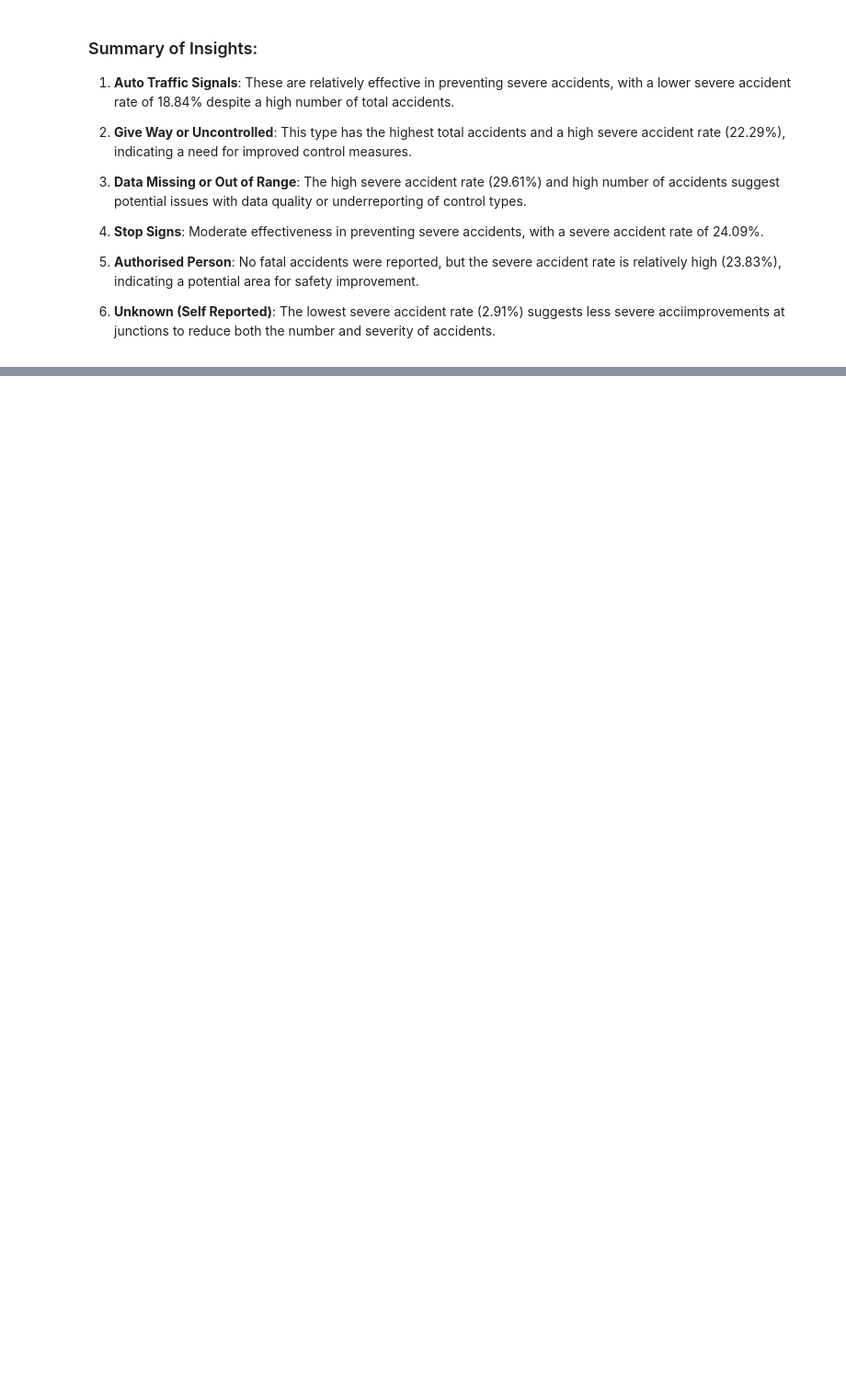
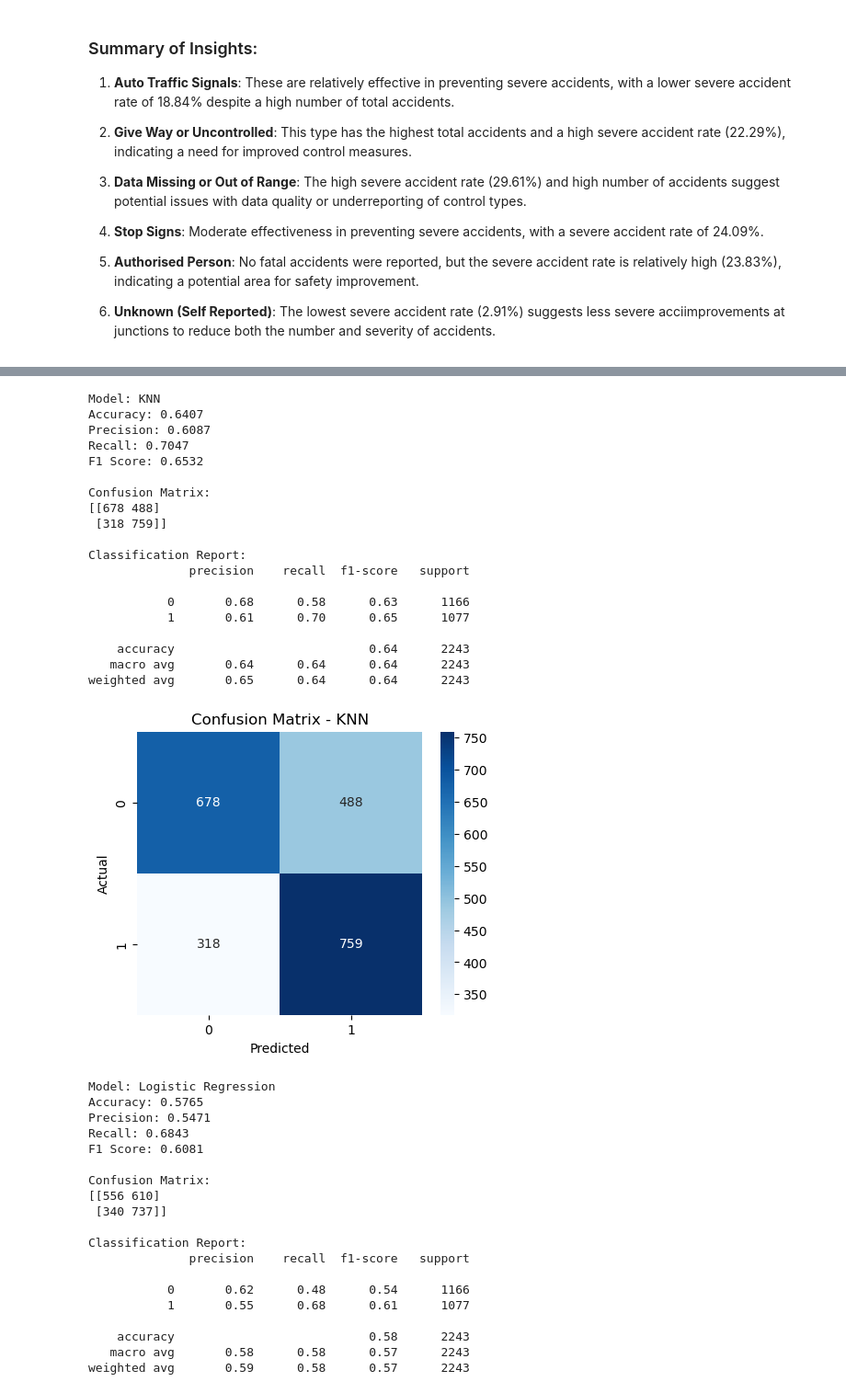
Before and after one commit to Gowshik987/Dissertation-Analysis-of-Road-Accidents-in-the-UK, a Jupyter notebook: Code/Code V1.ipynb, the cells around one changed output, grey strips where cells are left out. Shown: that part at 92% size. Drawn from its saved outputs; the diff is of its cells as text; code cells hidden in the pictures; blank space fills up the shorter version.

Commit message:
Trained and Evaluated the models

```diff
--- a/Code/Code V1.ipynb
+++ b/Code/Code V1.ipynb
@@ -954,0 +1069,42 @@ X_train, X_test, y_train, y_test = train_test_split(X_resampled, y_resampled, te
+# %%
+results = apply_models(X_train, X_test, y_train, y_test)
+# %% [output]
+Model: KNN
+Accuracy: 0.6407
+Precision: 0.6087
+Recall: 0.7047
+F1 Score: 0.6532
+
+Confusion Matrix:
+[[678 488]
+ [318 759]]
+
+Classification Report:
+              precision    recall  f1-score   support
+
+           0       0.68      0.58      0.63      1166
+           1       0.61      0.70      0.65      1077
+
+    accuracy                           0.64      2243
+   macro avg       0.64      0.64      0.64      2243
+weighted avg       0.65      0.64      0.64      2243
+[figure, added]
+Model: Logistic Regression
+Accuracy: 0.5765
+Precision: 0.5471
+Recall: 0.6843
+F1 Score: 0.6081
+
+Confusion Matrix:
+[[556 610]
+ [340 737]]
+
+Classification Report:
+              precision    recall  f1-score   support
+
+           0       0.62      0.48      0.54      1166
+           1       0.55      0.68      0.61      1077
+
+    accuracy                           0.58      2243
+   macro avg       0.58      0.58      0.57      2243
+weighted avg       0.59      0.58      0.57      2243
```
Also changed, not shown: parts of 11 cells of this notebook, 1 other file.
